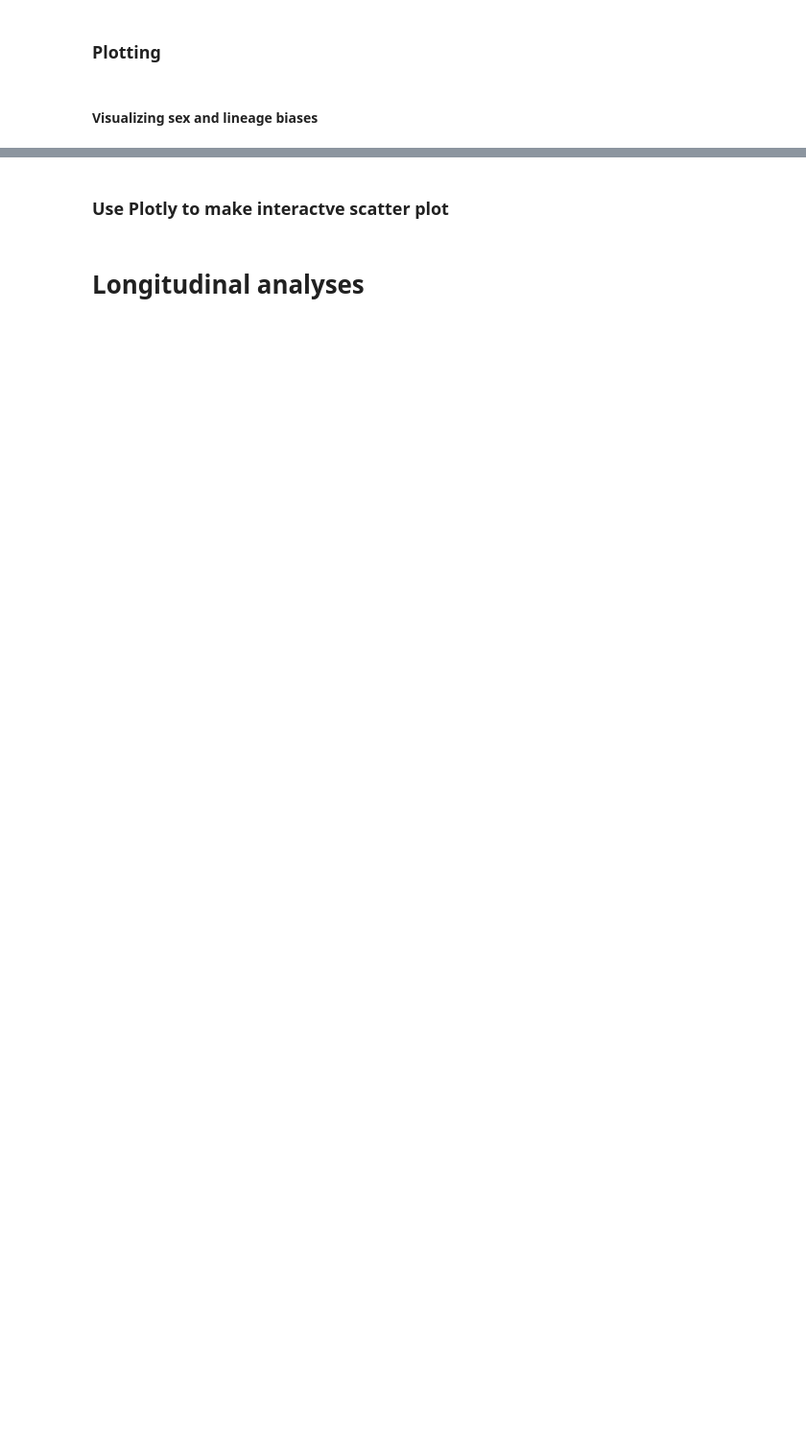
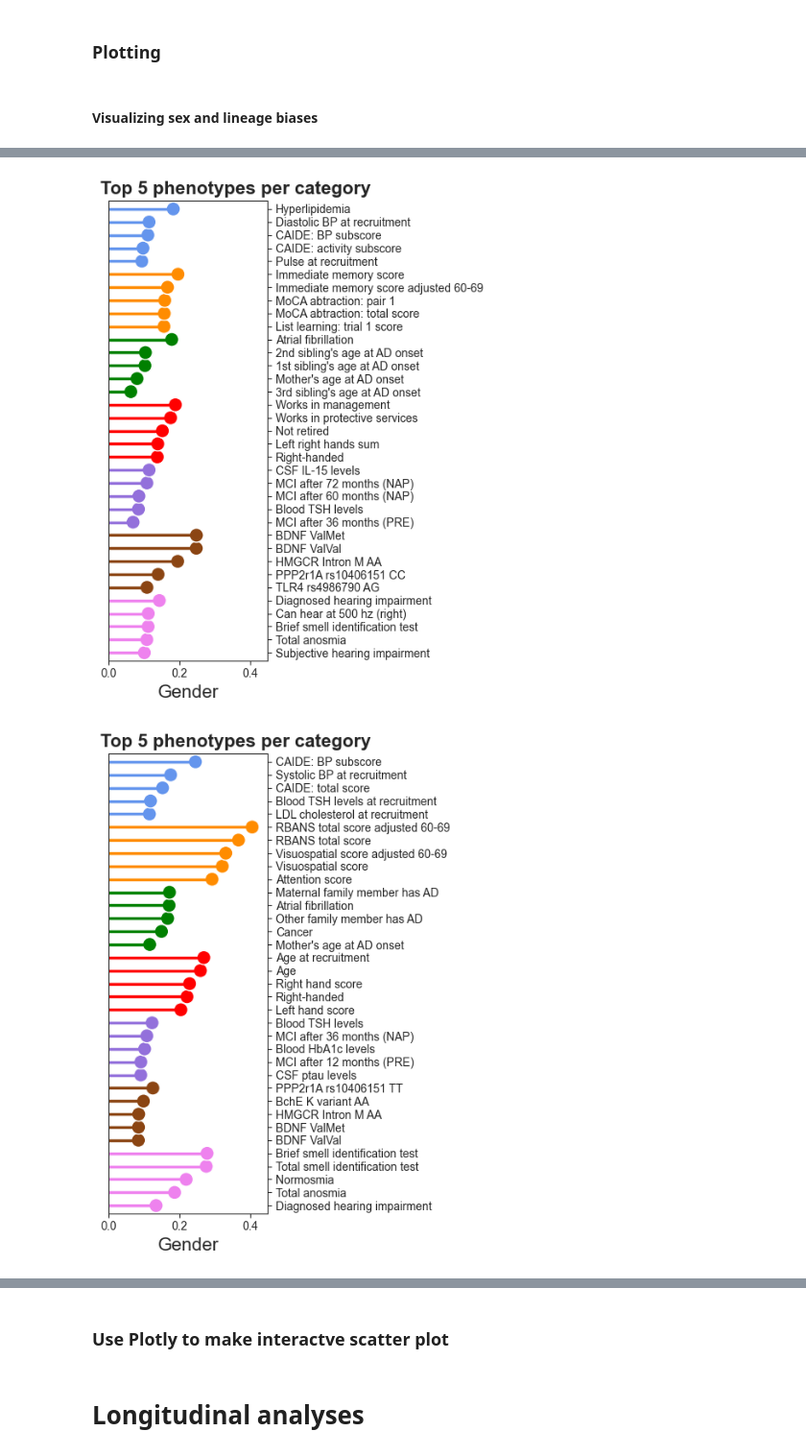
Before and after one commit to chloesavignac/PREVENTAD, a Jupyter notebook: 2025_Sex_Lineage_Analyses.ipynb, the cells around one changed output, grey strips where cells are left out. Shown at 96% size. Cells and saved outputs as stored; diff of their text form; code cells hidden in the pictures; blank space fills up the shorter version.

Commit message:
updated notebook for sex/gender contrast analyses

```diff
--- a/2025_Sex_Lineage_Analyses.ipynb
+++ b/2025_Sex_Lineage_Analyses.ipynb
@@ -1094,14 +1235,14 @@ for c in range(0, 3):
         'value': female_vals,
         'cat': cat,
         'phens': female_vals.index,
-        'sex': 'Female'
+        'gender': 'Women'
     })
 
     tmp_m = pd.DataFrame({
         'value': male_vals,
         'cat': cat,
         'phens': male_vals.index,
-        'sex': 'Male'
+        'gender': 'Men'
     })
 
     tmp = pd.concat([tmp_f, tmp_m])
@@ -1139,8 +1280,8 @@ for c in range(0, 3):
         df_cat = tmp.loc[tmp['cat'] == cat_name]
         combined_df = df_cat.dropna(subset=['value']).copy()
 
-        df_f = combined_df[combined_df['sex'] == 'Female']
-        df_m = combined_df[combined_df['sex'] == 'Male']
+        df_f = combined_df[combined_df['gender'] == 'Women']
+        df_m = combined_df[combined_df['gender'] == 'Men']
 
         base_color = palette_cat.get(cat_name)
 
@@ -1152,7 +1293,7 @@ for c in range(0, 3):
             color=base_color,
             alpha=0.7,
             linewidth=1.5,
-            label='Female',
+            label='Women',
             ax=ax,
         )
 
@@ -1165,7 +1306,7 @@ for c in range(0, 3):
             alpha=0.3,
             linewidth=1.5,
             linestyle='--',
-            label='Male',
+            label='Men',
             ax=ax,
         )
 
@@ -1178,12 +1319,12 @@ for c in range(0, 3):
         # Reference line
         ax.axvline(0, linestyle='--', linewidth=1, color='black')
 
-        ax.legend(title='Sex')
+        ax.legend(title='Gender')
 
     ax.set_xlabel('Loadings', fontsize=12)
 
     fig.suptitle(
-        f'Sex bias in intermediate phenotype {c+1}',
+        f'Gender bias in intermediate phenotype {c+1}',
         fontsize=14,
         y=0.92,
         fontweight='bold'
@@ -1195,7 +1336,7 @@ for c in range(0, 3):
         bbox_inches='tight'
     )
 
-    plt.show()
+    #plt.show()
     plt.close()
 # %%
 os.makedirs(f"{date}/lollipop_plots", exist_ok=True)
@@ -1269,15 +1410,15 @@ for c in range(0, 3):
     plt.legend().set_visible(False)
     title = (
         rf"$\bf{{Intermediate\ phenotype\ {c+1}}}$"
-        f"\nTop {top_n} negative sex-biased phenotypes"
+        f"\nTop {top_n} negative gender-biased phenotypes"
     )
     plt.title(title, fontsize=16, x=0, y = 1.02, ha='left')
-    plt.xlabel("Sex", fontsize=14)
+    plt.xlabel("Gender", fontsize=14)
     plt.ylabel('')
     plt.ylim(-0.6,len(combined_df)-0.4)
     plt.xlim(-0.45,0)
     plt.savefig(f"Revision/component_{c+1}_all_categories_lollipop_sex_negative.png", dpi=300, bbox_inches='tight')
-    # plt.show()
+    #plt.show()
     plt.close()
 # %%
 os.makedirs(f"{date}/lollipop_plots", exist_ok=True)
@@ -1351,10 +1492,10 @@ for c in range(0, 3):
     plt.legend().set_visible(False)
     title = (
         rf"$\bf{{Intermediate\ phenotype\ {c+1}}}$"
-        f"\nTop {top_n} positive sex-biased phenotypes"
+        f"\nTop {top_n} positive gender-biased phenotypes"
     )
     plt.title(title, fontsize=16, x=0, y = 1.03, ha='left')
-    plt.xlabel("Sex", fontsize=14)
+    plt.xlabel("Gender", fontsize=16)
     plt.ylabel('')
     plt.ylim(-0.6,len(combined_df)-0.4)
     plt.xlim(0,0.45)
@@ -1409,31 +1550,34 @@ for c in range(0, 3):
     sns.set_style("white")
     sns.set_style("ticks")
 
     plt.figure(figsize=(2.5, 0.15 * len(combined_df) + 2), dpi=100)
     ax = sns.scatterplot(
         data=combined_df,
         y="label",
         x="f_m",
         hue="cat",
         palette=palette,
         s=150,  # size of the markers
         marker="o",
     )
 
     # Move y-axis labels and ticks to the right
     ax.yaxis.set_label_position('right')
     ax.yaxis.tick_right()
 
     # Draw lines connecting the points to the x-axis
     for i in range(len(combined_df)):
         ax.plot([0, combined_df['f_m'].iloc[i]], [i, i], color=palette[combined_df['cat'].iloc[i]], lw=2.5)
 
     plt.legend().set_visible(False)
     plt.title(f"Top {top_n} phenotypes per category", fontsize=16, fontweight='bold', x=0.8)
-    plt.xlabel("Sex", fontsize=14)
+    plt.xlabel("Gender", fontsize=16)
     plt.ylabel('')
     plt.ylim(-0.6,len(combined_df)-0.4)
     plt.xlim(0,0.45)
     plt.savefig(f"{date}/lollipop_plots/component_{c+1}_all_categories_lollipop_sex.png", dpi=300, bbox_inches='tight')
     plt.show()
     plt.close()
+# %% [output]
+[figure, added]
+[figure, added]
```
Also changed, not shown: parts of 34 cells of this notebook.
